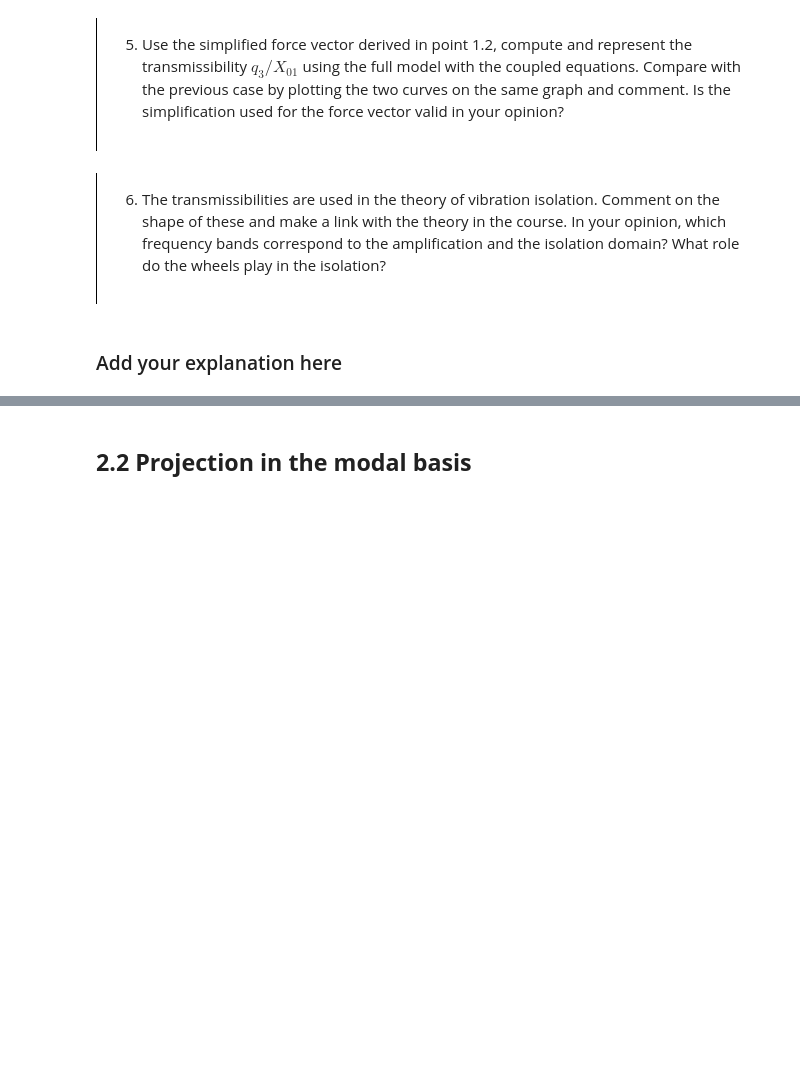
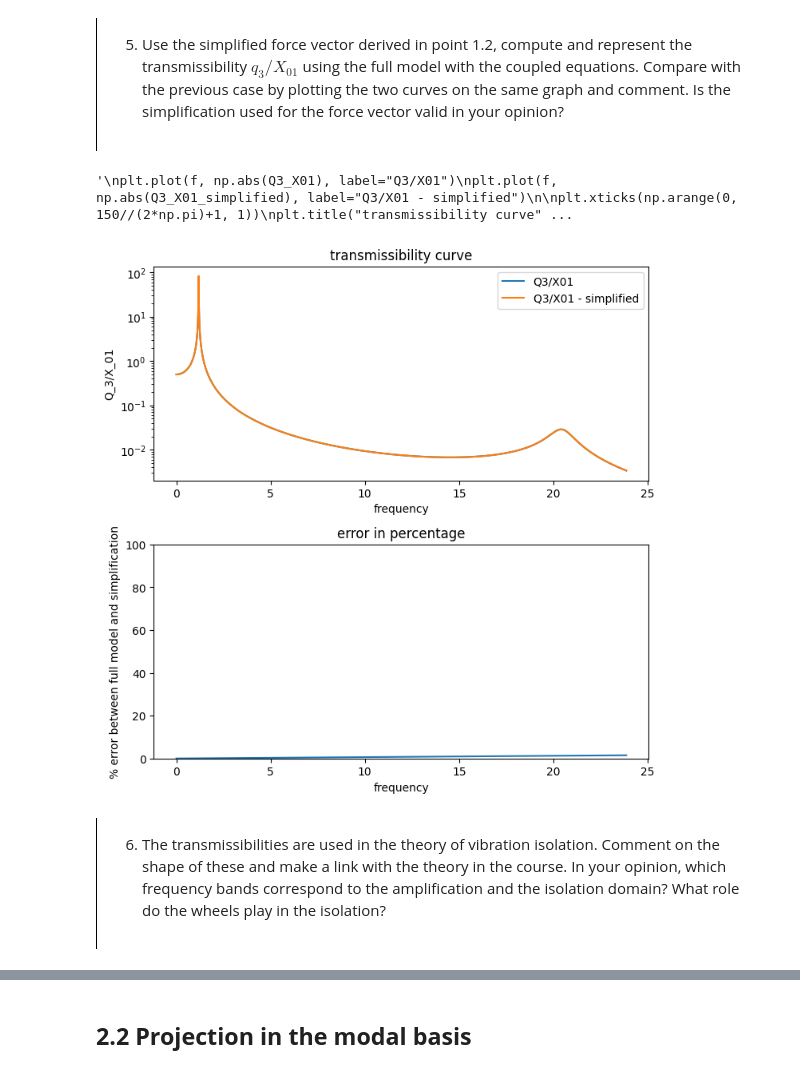
Before and after one commit to wdestryker/MV2627_Exercises, a Jupyter notebook: Project2627/project.ipynb, the cells around one changed output, grey strips where cells are left out. Cells and saved outputs as stored; diff of their text form; code cells hidden in the pictures; blank space fills up the shorter version.

```diff
--- a/Project2627/project.ipynb
+++ b/Project2627/project.ipynb
@@ -307,8 +356,58 @@ plt.show()
+# %%
+### Add your code here
+
+#we want to find:   Q3/X01 = 4th row of H * [[jWb+k],[jWb+k],0,0]
+f = np.linspace(0, 150/(2*np.pi), 5000)   #from zero to a pulsation of 150rad/s (because natural frequecies range from 7,24 to 128,59) --> convert to frequencies: divide by 2pi
+
+F_X01_simplified = np.array([k, -k, 0, 0])   #F/X_01 --> force vector without the term X_01; for X01=-X02
+
+Q3_X01_simplified = 0
+for j in range(4):
+  H_4j_simplified = frequency_response_function(M_mat, C_mat, K_mat, f, i=3, j=j)
+  Q3_X01_simplified += H_4j_simplified * F_X01_simplified[j]
+#print(f"Q3_X01_simplified: \n{Q3_X01_simplified}")
+# %%
+### Add your code here
+
+fig, axes = plt.subplots(2,1, figsize=(8,8))
+fig.subplots_adjust(hspace=0.3)
+#fig.tight_layout()    #otherwise the plots were too close to eachtoher
+
+#axes[0].plot(f, np.abs(Q3_X01), label="Q3/X01")                             #normal axis
+#axes[0].plot(f, np.abs(Q3_X01_simplified), label="Q3/X01 - simplified")
+axes[0].semilogy(f, np.abs(Q3_X01), label="Q3/X01")                             #logarithmic axis
+axes[0].semilogy(f, np.abs(Q3_X01_simplified), label="Q3/X01 - simplified")
+axes[0].set_title("transmissibility curve")
+axes[0].set_xlabel("frequency")
+axes[0].set_ylabel("Q_3/X_01")
+axes[0].legend()
+
+axes[1].plot(f, np.abs(Q3_X01 - Q3_X01_simplified)/np.abs(Q3_X01)*100)
+axes[1].set_title("error in percentage")
+axes[1].set_ylabel("% error between full model and simplification")
+axes[1].set_xlabel("frequency")
+axes[1].set_ylim(0,100)
+
+
+"""
+plt.plot(f, np.abs(Q3_X01), label="Q3/X01")
+plt.plot(f, np.abs(Q3_X01_simplified), label="Q3/X01 - simplified")
+
+plt.xticks(np.arange(0, 150//(2*np.pi)+1, 1))
+plt.title("transmissibility curve")
+plt.xlabel("frequency")
+plt.ylabel("Q_3/X_01")
+
+#plt.ylim(0,1)    #if we limit the y-axis to a very small number, we can see a second (small) peak at 20.47Hz
+plt.legend()
+plt.show()
+"""
+# %% [output]
+'\nplt.plot(f, np.abs(Q3_X01), label="Q3/X01")\nplt.plot(f, np.abs(Q3_X01_simplified), label="Q3/X01 - simplified")\n\nplt.xticks(np.arange(0, 150//(2*np.pi)+1, 1))\nplt.title("transmissibility curve" ...
+[figure, added]
 # %% [markdown]
 <div style="border-left: 1px solid black; padding: 1em; margin: 1em 0;">
 
 6. The transmissibilities are used in the theory of vibration isolation. Comment on the shape of these and make a link with the theory in the course. In your opinion, which frequency bands correspond to the amplification and the isolation domain? What role do the wheels play in the isolation?
 
 </div>
-# %% [markdown]
-### Add your explanation here
```
Also changed, not shown: parts of 10 cells of this notebook.
